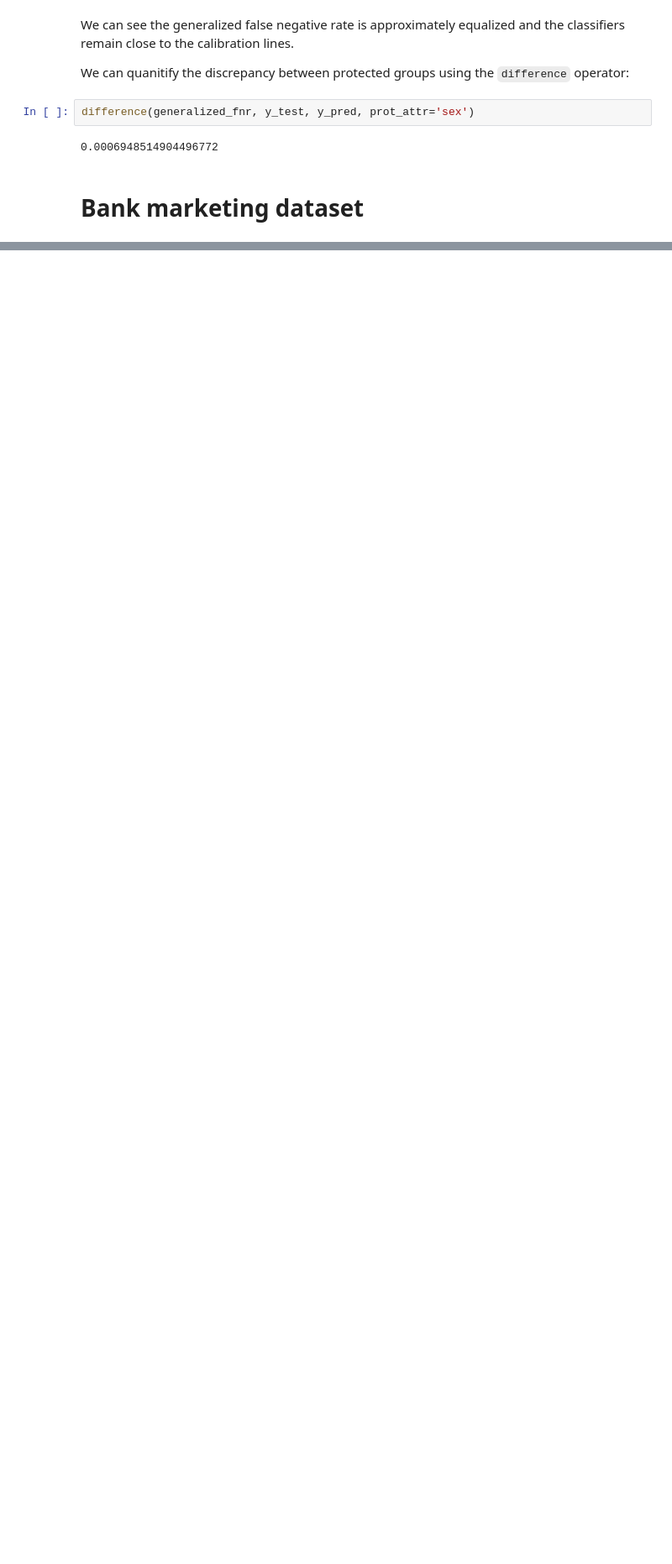
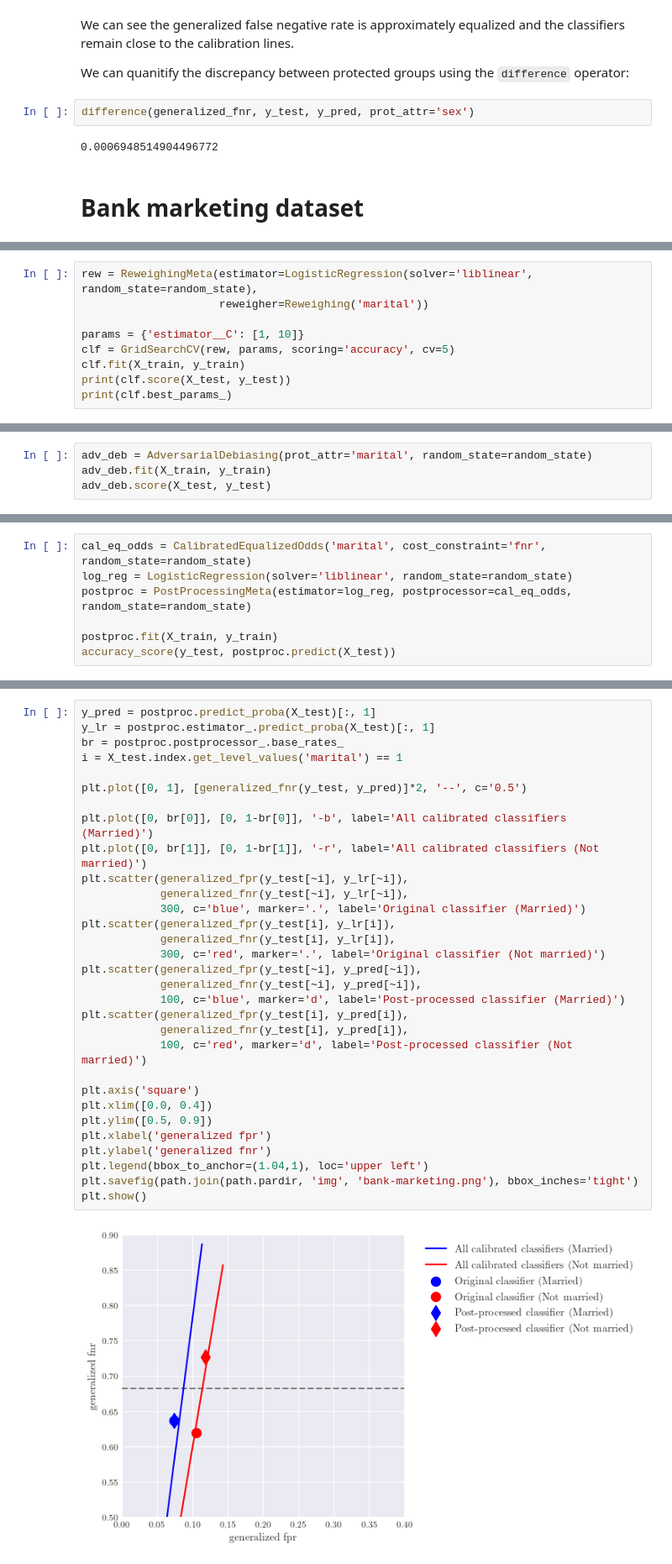
Before and after one commit to Serms1999/information-retrieval, a Jupyter notebook: assignment4/src/bias.ipynb, the cells around one changed output, grey strips where cells are left out. Shown at 84% size. Drawn from its saved outputs; the diff is of its cells as text; blank space fills up the shorter version.

```diff
--- a/assignment4/src/bias.ipynb
+++ b/assignment4/src/bias.ipynb
@@ -322,0 +416,9 @@ bank_data.head(10)
+# %%
+rew = ReweighingMeta(estimator=LogisticRegression(solver='liblinear', random_state=random_state),
+                     reweigher=Reweighing('marital'))
+
+params = {'estimator__C': [1, 10]}
+clf = GridSearchCV(rew, params, scoring='accuracy', cv=5)
+clf.fit(X_train, y_train)
+print(clf.score(X_test, y_test))
+print(clf.best_params_)
@@ -322,0 +436,4 @@ bank_data.head(10)
+# %%
+adv_deb = AdversarialDebiasing(prot_attr='marital', random_state=random_state)
+adv_deb.fit(X_train, y_train)
+adv_deb.score(X_test, y_test)
@@ -322,0 +448,7 @@ bank_data.head(10)
+# %%
+cal_eq_odds = CalibratedEqualizedOdds('marital', cost_constraint='fnr', random_state=random_state)
+log_reg = LogisticRegression(solver='liblinear', random_state=random_state)
+postproc = PostProcessingMeta(estimator=log_reg, postprocessor=cal_eq_odds, random_state=random_state)
+
+postproc.fit(X_train, y_train)
+accuracy_score(y_test, postproc.predict(X_test))
@@ -322,0 +457,33 @@ bank_data.head(10)
+# %%
+y_pred = postproc.predict_proba(X_test)[:, 1]
+y_lr = postproc.estimator_.predict_proba(X_test)[:, 1]
+br = postproc.postprocessor_.base_rates_
+i = X_test.index.get_level_values('marital') == 1
+
+plt.plot([0, 1], [generalized_fnr(y_test, y_pred)]*2, '--', c='0.5')
+
+plt.plot([0, br[0]], [0, 1-br[0]], '-b', label='All calibrated classifiers (Married)')
+plt.plot([0, br[1]], [0, 1-br[1]], '-r', label='All calibrated classifiers (Not married)')
+plt.scatter(generalized_fpr(y_test[~i], y_lr[~i]),
+            generalized_fnr(y_test[~i], y_lr[~i]),
+            300, c='blue', marker='.', label='Original classifier (Married)')
+plt.scatter(generalized_fpr(y_test[i], y_lr[i]),
+            generalized_fnr(y_test[i], y_lr[i]),
+            300, c='red', marker='.', label='Original classifier (Not married)')
+plt.scatter(generalized_fpr(y_test[~i], y_pred[~i]),
+            generalized_fnr(y_test[~i], y_pred[~i]),
+            100, c='blue', marker='d', label='Post-processed classifier (Married)')
+plt.scatter(generalized_fpr(y_test[i], y_pred[i]),
+            generalized_fnr(y_test[i], y_pred[i]),
+            100, c='red', marker='d', label='Post-processed classifier (Not married)')
+
+plt.axis('square')
+plt.xlim([0.0, 0.4])
+plt.ylim([0.5, 0.9])
+plt.xlabel('generalized fpr')
+plt.ylabel('generalized fnr')
+plt.legend(bbox_to_anchor=(1.04,1), loc='upper left')
+plt.savefig(path.join(path.pardir, 'img', 'bank-marketing.png'), bbox_inches='tight')
+plt.show()
+# %% [output]
+[figure, added]
```
Also changed, not shown: parts of 26 cells of this notebook, 7 other files.
